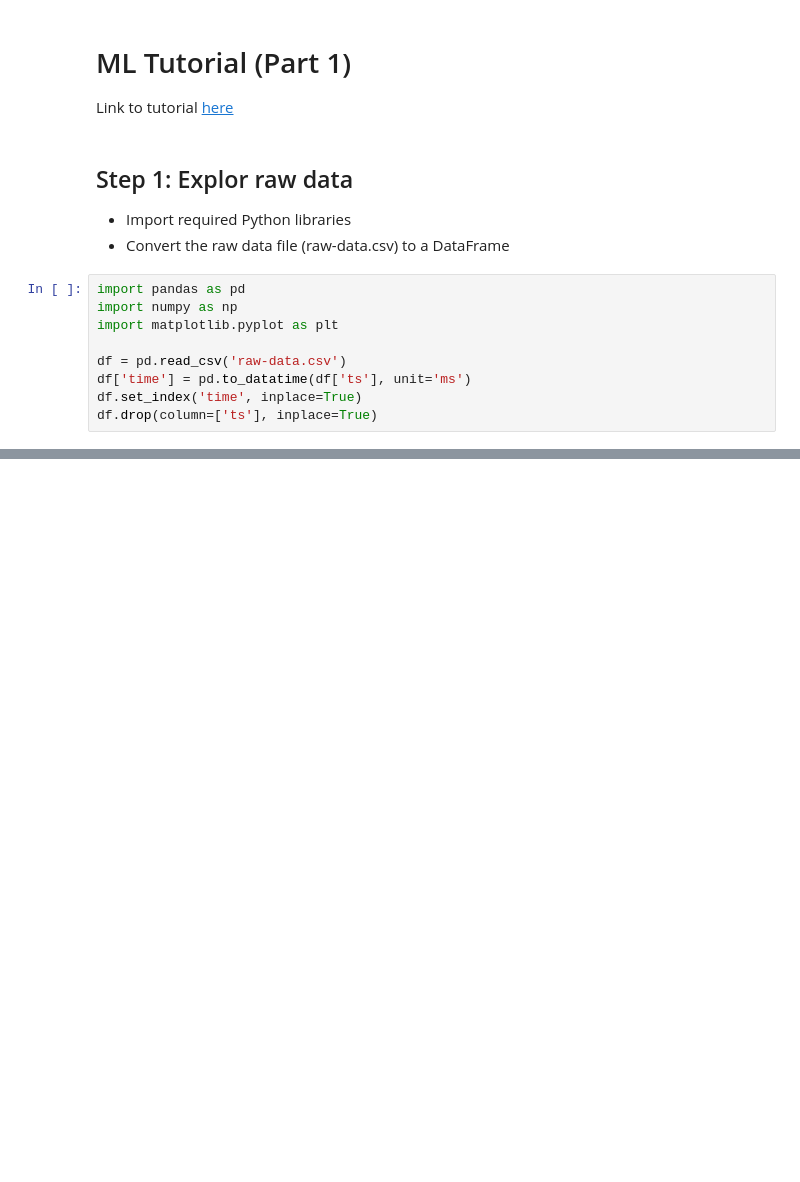
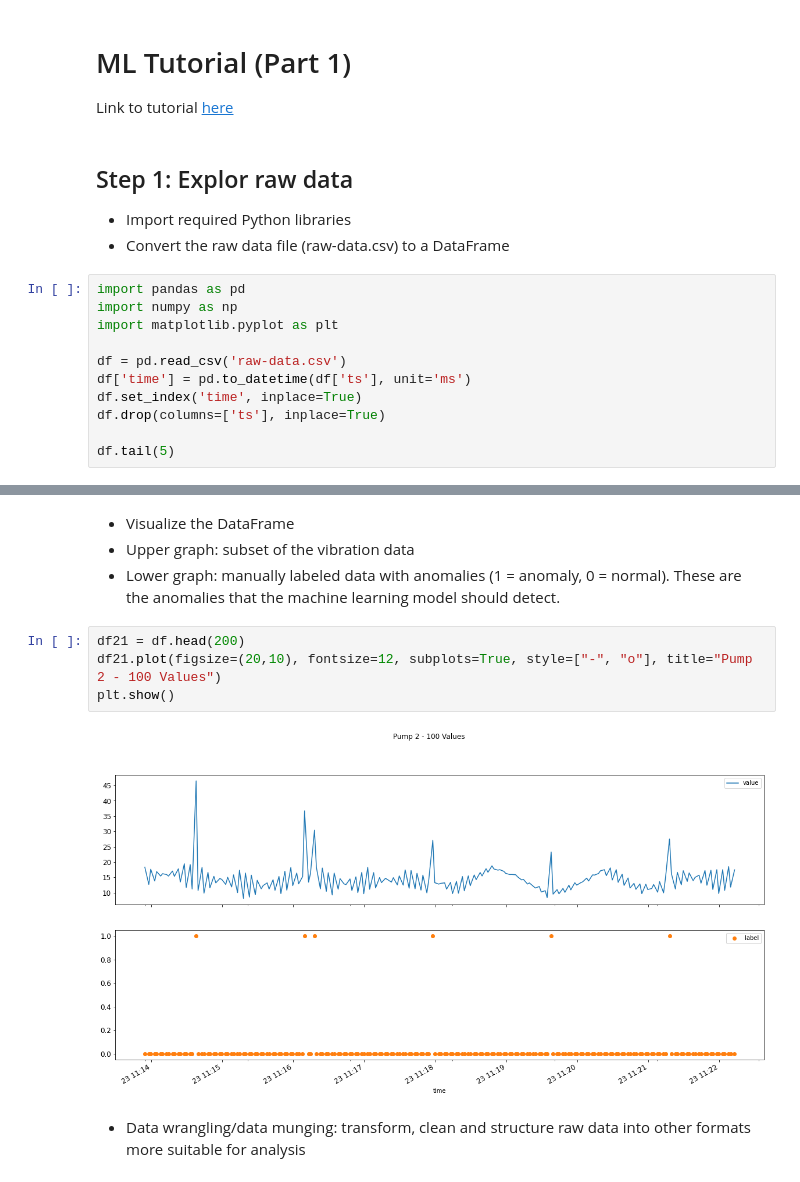
Before and after one commit to mi-nov/ml-tutorial, a Jupyter notebook: ml-tutorial-1.ipynb, the cells around one changed output, grey strips where cells are left out. Saved outputs shown, nothing was run; the diff lists cells and outputs as text; blank space fills up the shorter version.

```diff
--- a/ml-tutorial-1.ipynb
+++ b/ml-tutorial-1.ipynb
@@ -12,7 +12,9 @@ import numpy as np
 import matplotlib.pyplot as plt
 
 df = pd.read_csv('raw-data.csv')
-df['time'] = pd.to_datatime(df['ts'], unit='ms')
+df['time'] = pd.to_datetime(df['ts'], unit='ms')
 df.set_index('time', inplace=True)
-df.drop(column=['ts'], inplace=True)
+df.drop(columns=['ts'], inplace=True)
+
+df.tail(5)
 # %% [output]
@@ -19,0 +28,12 @@ ModuleNotFoundError: No module named 'pandas'
+# %% [markdown]
+* Visualize the DataFrame
+* Upper graph: subset of the vibration data
+* Lower graph: manually labeled data with anomalies (1 = anomaly, 0 = normal). These are the anomalies that the machine learning model should detect.
+# %%
+df21 = df.head(200)
+df21.plot(figsize=(20,10), fontsize=12, subplots=True, style=["-", "o"], title="Pump 2 - 100 Values")
+plt.show()
+# %% [output]
+[figure, added]
+# %% [markdown]
+* Data wrangling/data munging: transform, clean and structure raw data into other formats more suitable for analysis
```
Also changed, not shown: parts of 2 cells of this notebook.
